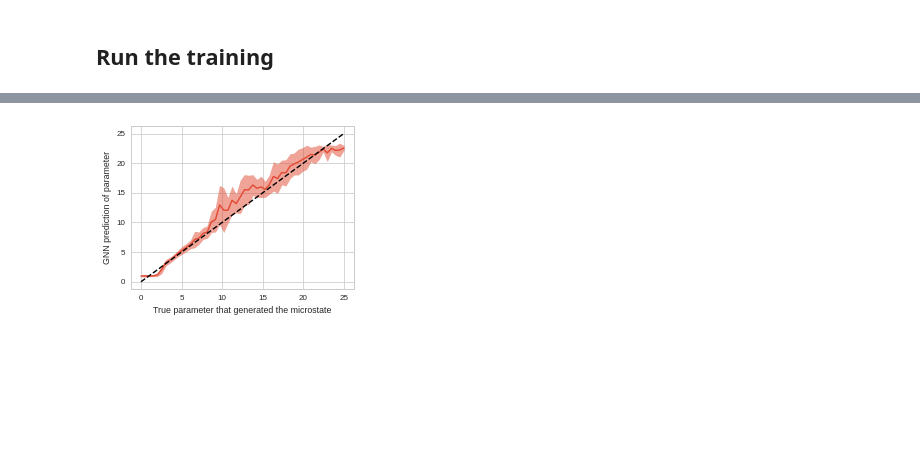
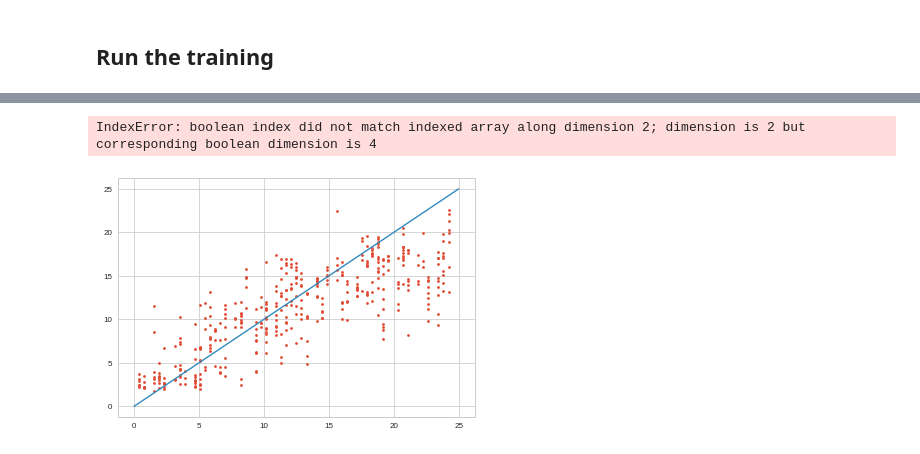
Before and after one commit to ctorney/abc-graph-nets, a Jupyter notebook: train_gnn.ipynb, the cells around one changed output, grey strips where cells are left out. Drawn from its saved outputs; the diff is of its cells as text; code cells hidden in the pictures; blank space fills up the shorter version.

Commit message:
just about working with 2 parameters

```diff
--- a/train_gnn.ipynb
+++ b/train_gnn.ipynb
@@ -78,7 +78,7 @@ coreClock: 1.4805GHz coreCount: 5 deviceMemorySize: 3.92GiB deviceMemoryBandwidt
 # %% [markdown]
 ## Preprocess positions and velocities into a graph tuple
 # %%
-interaction_radius = 15.0
+interaction_scale = 0.25 #(* mean distance between individuals)
 L = 200
 
 @tf.function
@@ -98,7 +98,11 @@ def preprocess_data(X,V):
     dy = tf.where(dy>0.5*L, dy-L, dy)
     dy = tf.where(dy<-0.5*L, dy+L, dy)
 
+    Vx = tf.expand_dims(V[...,0],-1)
+    dvx = -Vx + tf.linalg.matrix_transpose(Vx)
 
+    Vy = tf.expand_dims(V[...,1],-1)
+    dvy = -Vy + tf.linalg.matrix_transpose(Vy)
 
     A = tf.expand_dims(tf.math.atan2(V[...,1],V[...,0]),-1)
     angle_to_neigh = tf.math.atan2(dy, dx)
@@ -106,7 +110,8 @@ def preprocess_data(X,V):
     rel_angle_to_neigh = angle_to_neigh - A
 
     dist = tf.math.sqrt(tf.square(dx)+tf.square(dy))
-
+    #print(tf.reduce_mean(dist,axis=[1,2]))
+    interaction_radius = interaction_scale * tf.reduce_mean(dist,axis=[1,2],keepdims=True)
     adj_matrix = tf.where(dist<interaction_radius, tf.ones_like(dist,dtype=tf.int32), tf.zeros_like(dist,dtype=tf.int32))
     adj_matrix = tf.linalg.set_diag(adj_matrix, tf.zeros(tf.shape(adj_matrix)[:2],dtype=tf.int32))
     sender_recv_list = tf.where(adj_matrix)
@@ -118,11 +123,14 @@ def preprocess_data(X,V):
 
 
     edge_distance = tf.expand_dims(tf.gather_nd(dist,sender_recv_list),-1)
-    edge_x_distance =  tf.expand_dims(tf.gather_nd(tf.math.cos(rel_angle_to_neigh),sender_recv_list),-1)  # relative to sender heading
-    edge_y_distance =  tf.expand_dims( tf.gather_nd(tf.math.sin(rel_angle_to_neigh),sender_recv_list),-1)  # relative to sender heading
+    edge_x_distance =  tf.expand_dims(tf.gather_nd(tf.math.cos(rel_angle_to_neigh),sender_recv_list),-1)  # neigbour position relative to sender heading
+    edge_y_distance =  tf.expand_dims(tf.gather_nd(tf.math.sin(rel_angle_to_neigh),sender_recv_list),-1)  # neigbour position relative to sender heading
+
+    edge_x_orientation =  tf.expand_dims(tf.gather_nd(dvx,sender_recv_list),-1)  # neigbour velocity relative to sender heading
+    edge_y_orientation =  tf.expand_dims(tf.gather_nd(dvy,sender_recv_list),-1)  # neigbour velocity relative to sender heading
 
 
-    edges = tf.concat([edge_distance,edge_x_distance,edge_y_distance],axis=-1)
+    edges = tf.concat([edge_distance,edge_x_distance,edge_y_distance,edge_x_orientation,edge_y_orientation],axis=-1)
 
     node_positions = tf.reshape(X,(-1,2))
     node_velocities = tf.reshape(V,(-1,2))
@@ -144,7 +152,14 @@ optimizer = tf.keras.optimizers.Adam(learning_rate=lr)
 
 loss_function = tf.keras.losses.MeanSquaredError()
 # %%
-epd = EncodeProcessDecode(latent_size=128,mlp_hidden_size=128,mlp_num_hidden_layers=2,num_message_passing_steps=10,output_size=1)
+min_params = np.array([0.0],dtype=np.float32)
+max_params = np.array([25.0],dtype=np.float32)
+
+#max_params = np.array([1.0,25.0,25.0,2*pi],dtype=np.float32)
+#min_params = np.zeros_like(max_params)
+max_params = np.array([25.0,25],dtype=np.float32)
+min_params = np.zeros_like(max_params)
+epd = EncodeProcessDecode(latent_size=128,mlp_hidden_size=128,mlp_num_hidden_layers=2,num_message_passing_steps=10,output_size=2, output_min=min_params,  output_max=max_params)
 # %%
 # input_graphs = preprocess_data(X,V)
 # epd(input_graphs)
@@ -213,7 +228,7 @@ for epoch in range(epochs):
     c = 0
     # Iterate over the batches of the dataset.
     for databatch in  pbar:
-        target = databatch['parameter_vector'][:,2]
+        target = databatch['parameter_vector'][:,1:3]
         X = databatch['pos']
         V = databatch['vel']
 
@@ -239,7 +269,7 @@ pred_list = []
 true_values = []
 count=0
 for databatch in tqdm(parsed_valid_dataset):
-    true_values.append(databatch['parameter_vector'][:,2].numpy())
+    true_values.append(databatch['parameter_vector'].numpy())
     X = databatch['pos']
     V = databatch['vel']
     input_graphs = preprocess_data(X,V)
@@ -248,8 +278,8 @@ for databatch in tqdm(parsed_valid_dataset):
     count+=1
 
     if count == 100: break
-pred_vals = np.array(pred_list).flatten()
-true_vals = np.array(true_values).flatten()
+pred_vals = np.array(pred_list)#.flatten()
+true_vals = np.array(true_values)#.flatten()
 # %%
 x_val = []
 pred_mean = []
@@ -262,6 +292,8 @@ for tv in np.unique(true_vals):
 pred_mean = np.array(pred_mean)
 pred_std = np.array(pred_std)
 x_val = np.array(x_val)
+# %% [output]
+IndexError: boolean index did not match indexed array along dimension 2; dimension is 2 but corresponding boolean dimension is 4
 # %%
 plt.figure(figsize=(4,3))
 plt.plot(x_val,pred_mean,c='C0')
@@ -275,10 +307,10 @@ plt.ylabel('GNN prediction of parameter')
 plt.xlabel('True parameter that generated the microstate')
 plt.savefig('gnn.png',dpi=300)
 plt.show()
-# %% [output]
-[figure, removed]
 # %%
-plt.plot(true_vals,pred_vals,'.')
+plt.plot(true_vals[:,:,1].flatten(),pred_vals[:,:,0].flatten(),'.')
 xx = np.linspace(0,25,10)
 plt.plot(xx,xx)
 plt.show()
+# %% [output]
+[figure, added]
```
Also changed, not shown: parts of 14 cells of this notebook, 3 other files.
